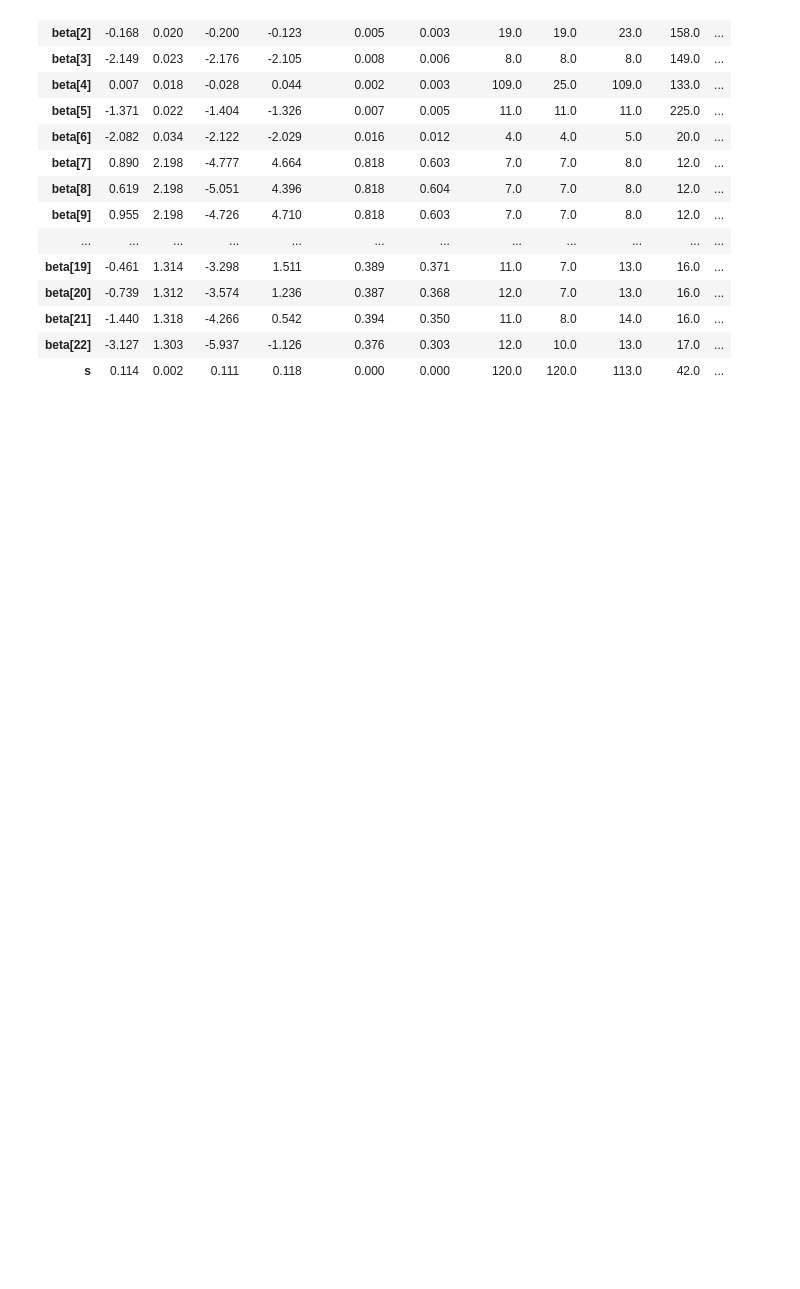
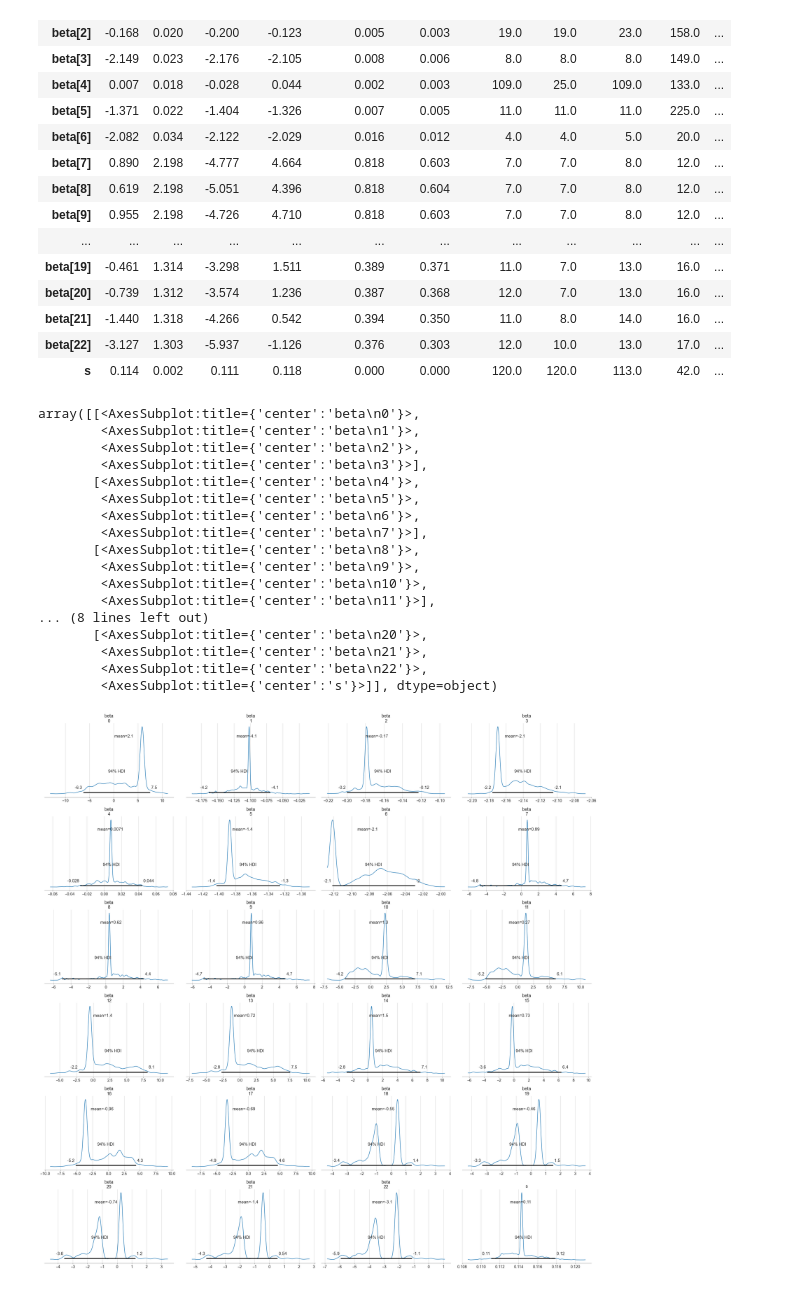
Before and after one commit to chandan21gupta/ip, a Jupyter notebook: scripts/models/experiment_1.ipynb, the cells around one changed output. Drawn from its saved outputs; the diff is of its cells as text; code cells hidden in the pictures; blank space fills up the shorter version.

```diff
--- a/scripts/models/experiment_1.ipynb
+++ b/scripts/models/experiment_1.ipynb
@@ -368,3 +368,24 @@ az.summary(trace)
 | beta[21] | -1.440 | 1.318 | -4.266 | 0.542 | 0.394 | 0.350 | 11.0 | 8.0 | 14.0 | 16.0 | ... |
 | beta[22] | -3.127 | 1.303 | -5.937 | -1.126 | 0.376 | 0.303 | 12.0 | 10.0 | 13.0 | 17.0 | ... |
 | s | 0.114 | 0.002 | 0.111 | 0.118 | 0.000 | 0.000 | 120.0 | 120.0 | 113.0 | 42.0 | ... |
+# %%
+az.plot_posterior(trace)
+# %% [output]
+array([[<AxesSubplot:title={'center':'beta\n0'}>,
+        <AxesSubplot:title={'center':'beta\n1'}>,
+        <AxesSubplot:title={'center':'beta\n2'}>,
+        <AxesSubplot:title={'center':'beta\n3'}>],
+       [<AxesSubplot:title={'center':'beta\n4'}>,
+        <AxesSubplot:title={'center':'beta\n5'}>,
+        <AxesSubplot:title={'center':'beta\n6'}>,
+        <AxesSubplot:title={'center':'beta\n7'}>],
+       [<AxesSubplot:title={'center':'beta\n8'}>,
+        <AxesSubplot:title={'center':'beta\n9'}>,
+        <AxesSubplot:title={'center':'beta\n10'}>,
+        <AxesSubplot:title={'center':'beta\n11'}>],
+... (8 lines left out)
+       [<AxesSubplot:title={'center':'beta\n20'}>,
+        <AxesSubplot:title={'center':'beta\n21'}>,
+        <AxesSubplot:title={'center':'beta\n22'}>,
+        <AxesSubplot:title={'center':'s'}>]], dtype=object)
+[figure, added]
```
Also changed, not shown: 12 other files.
